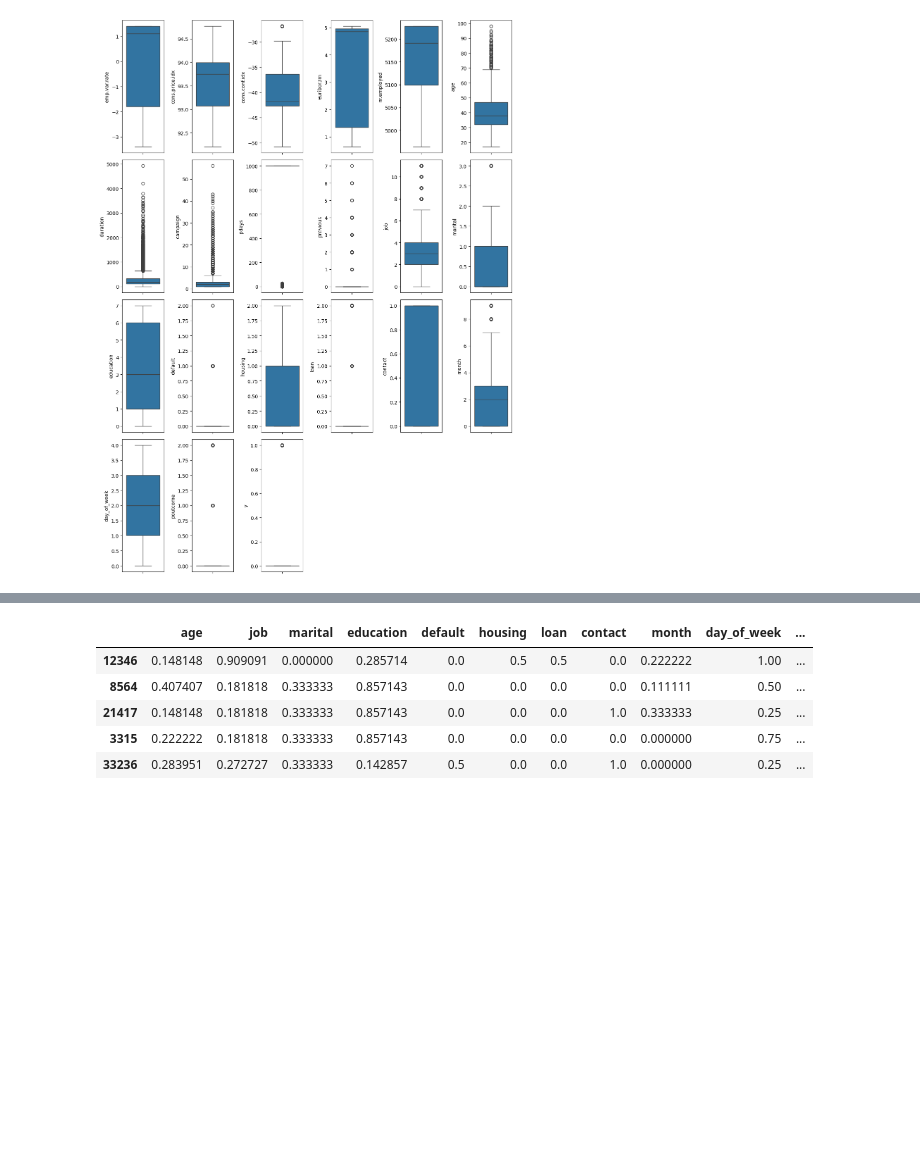
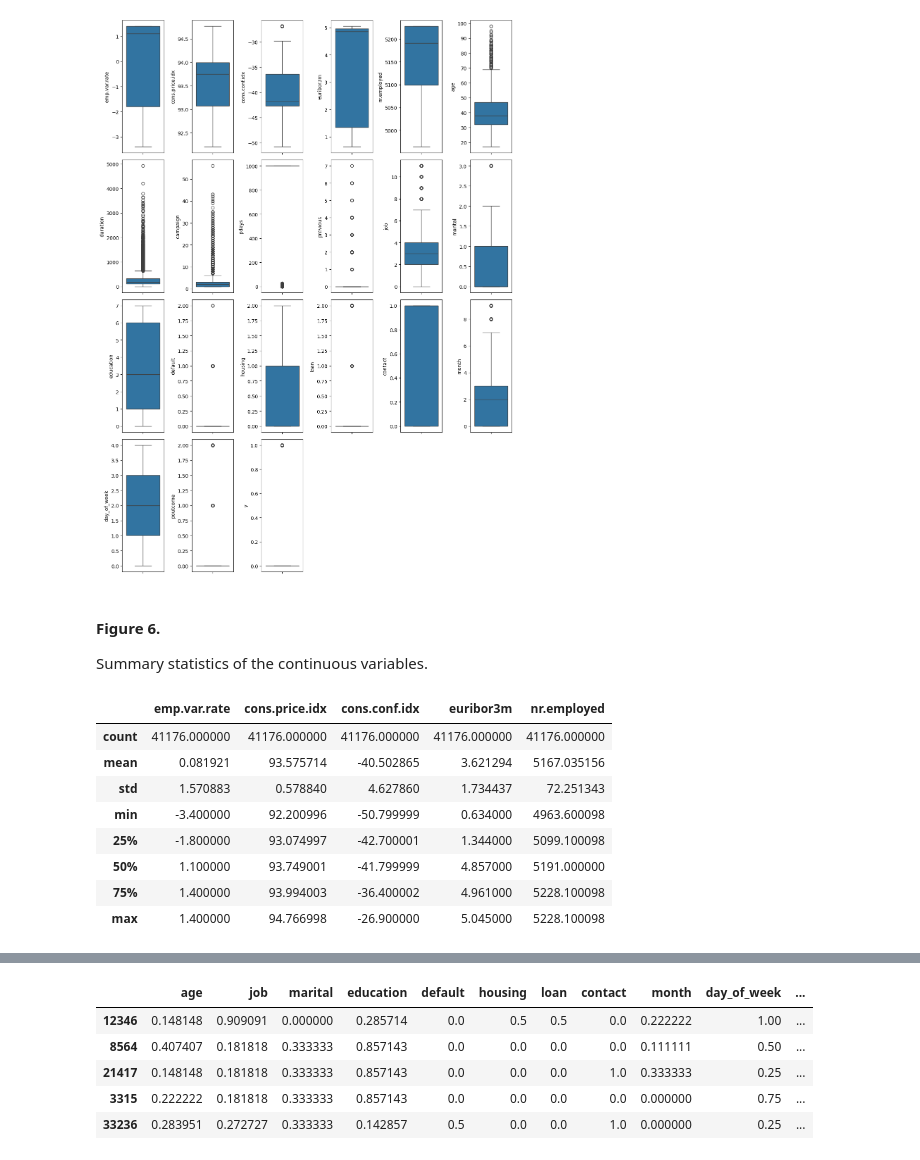
Before and after one commit to ShadekJaramillo/Logistic-regression-tutorial, a Jupyter notebook: src/explore.ipynb, the cells around one changed output, grey strips where cells are left out. Saved outputs shown, nothing was run; the diff lists cells and outputs as text; code cells hidden in the pictures; blank space fills up the shorter version.

```diff
--- a/src/explore.ipynb
+++ b/src/explore.ipynb
@@ -164,3 +224,19 @@ plt.tight_layout()
 plt.show()
 # %% [output]
 [figure]
+# %% [markdown]
+#### **Figure 6.**
+
+Summary statistics of the continuous variables.
+# %%
+df[num_continuous].describe()
+# %% [output]
+|  | emp.var.rate | cons.price.idx | cons.conf.idx | euribor3m | nr.employed |
+| count | 41176.000000 | 41176.000000 | 41176.000000 | 41176.000000 | 41176.000000 |
+| mean | 0.081921 | 93.575714 | -40.502865 | 3.621294 | 5167.035156 |
+| std | 1.570883 | 0.578840 | 4.627860 | 1.734437 | 72.251343 |
+| min | -3.400000 | 92.200996 | -50.799999 | 0.634000 | 4963.600098 |
+| 25% | -1.800000 | 93.074997 | -42.700001 | 1.344000 | 5099.100098 |
+| 50% | 1.100000 | 93.749001 | -41.799999 | 4.857000 | 5191.000000 |
+| 75% | 1.400000 | 93.994003 | -36.400002 | 4.961000 | 5228.100098 |
+| max | 1.400000 | 94.766998 | -26.900000 | 5.045000 | 5228.100098 |
```
Also changed, not shown: parts of 26 cells of this notebook.
